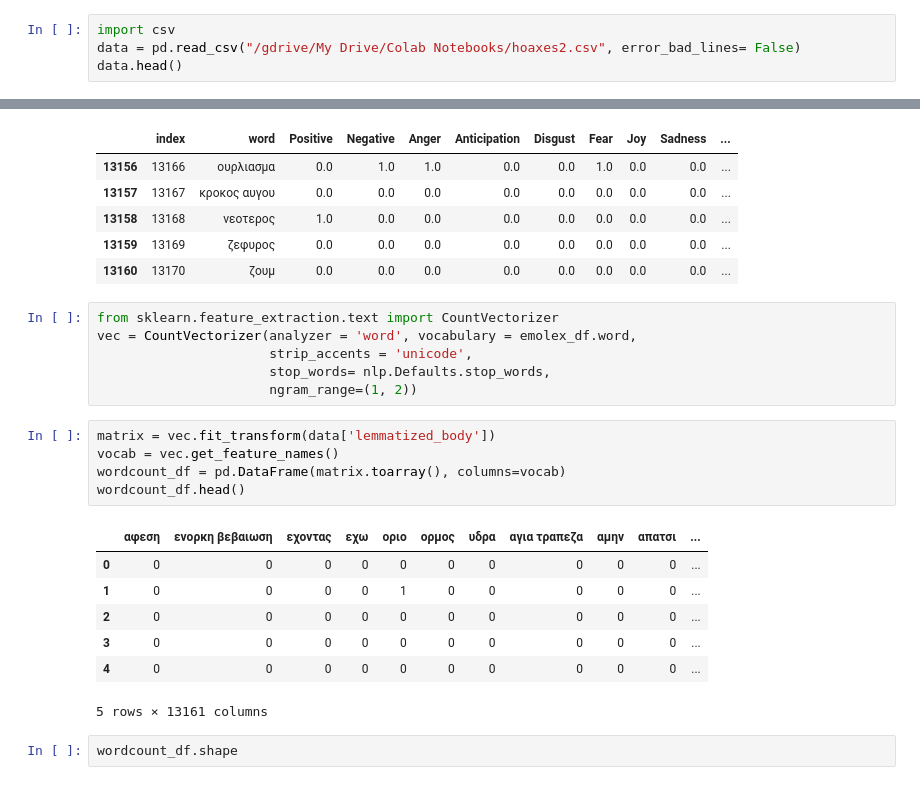
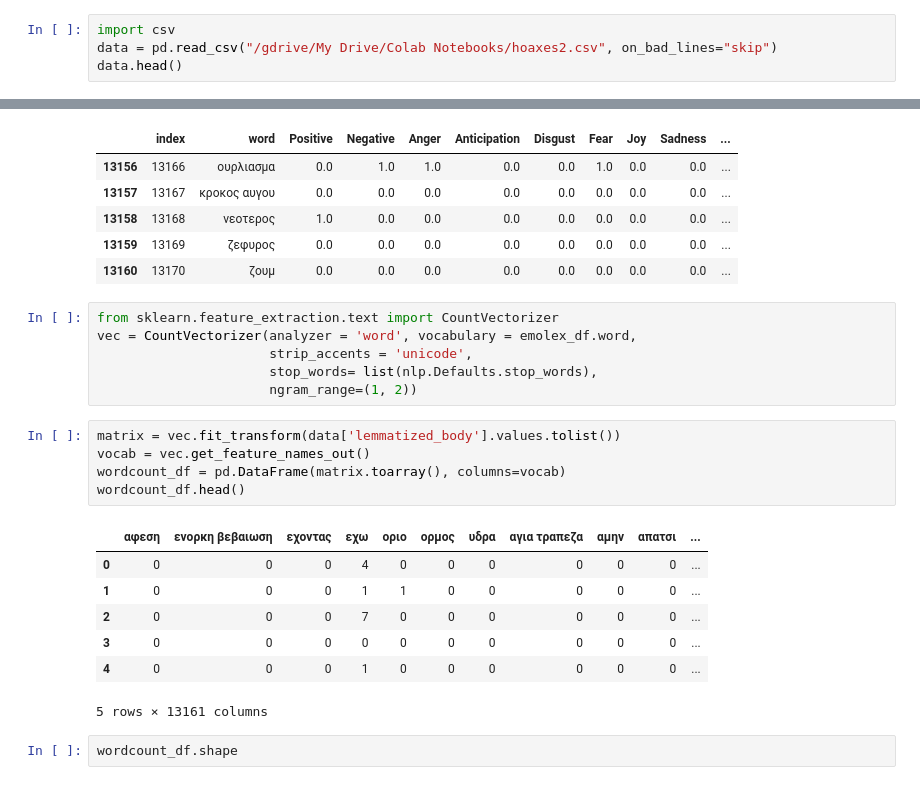
Before and after one commit to BANDITQUEEN/thesis, a Jupyter notebook: Analyze_fake_news_stories.ipynb, the cells around one changed output, grey strips where cells are left out. Drawn from its saved outputs; the diff is of its cells as text.

```diff
--- a/Analyze_fake_news_stories.ipynb
+++ b/Analyze_fake_news_stories.ipynb
@@ -9,6 +18,6 @@ import pandas as pd
 import numpy as np
 # %%
 import csv
-data = pd.read_csv("/gdrive/My Drive/Colab Notebooks/hoaxes2.csv", error_bad_lines= False)
+data = pd.read_csv("/gdrive/My Drive/Colab Notebooks/hoaxes2.csv", on_bad_lines="skip")
 data.head()
 # %% [output]
@@ -265,20 +289,20 @@ emolex_df.tail()
 from sklearn.feature_extraction.text import CountVectorizer
 vec = CountVectorizer(analyzer = 'word', vocabulary = emolex_df.word,
                       strip_accents = 'unicode',
-                      stop_words= nlp.Defaults.stop_words,
+                      stop_words= list(nlp.Defaults.stop_words),
                       ngram_range=(1, 2))
 # %%
-matrix = vec.fit_transform(data['lemmatized_body'])
-vocab = vec.get_feature_names()
+matrix = vec.fit_transform(data['lemmatized_body'].values.tolist())
+vocab = vec.get_feature_names_out()
 wordcount_df = pd.DataFrame(matrix.toarray(), columns=vocab)
 wordcount_df.head()
 # %% [output]
 |  | αφεση | ενορκη βεβαιωση | εχοντας | εχω | οριο | ορμος | υδρα | αγια τραπεζα | αμην | απατσι | ... |
-| 0 | 0 | 0 | 0 | 0 | 0 | 0 | 0 | 0 | 0 | 0 | ... |
-| 1 | 0 | 0 | 0 | 0 | 1 | 0 | 0 | 0 | 0 | 0 | ... |
-| 2 | 0 | 0 | 0 | 0 | 0 | 0 | 0 | 0 | 0 | 0 | ... |
+| 0 | 0 | 0 | 0 | 4 | 0 | 0 | 0 | 0 | 0 | 0 | ... |
+| 1 | 0 | 0 | 0 | 1 | 1 | 0 | 0 | 0 | 0 | 0 | ... |
+| 2 | 0 | 0 | 0 | 7 | 0 | 0 | 0 | 0 | 0 | 0 | ... |
 | 3 | 0 | 0 | 0 | 0 | 0 | 0 | 0 | 0 | 0 | 0 | ... |
-| 4 | 0 | 0 | 0 | 0 | 0 | 0 | 0 | 0 | 0 | 0 | ... |
+| 4 | 0 | 0 | 0 | 1 | 0 | 0 | 0 | 0 | 0 | 0 | ... |
 5 rows × 13161 columns
 # %%
 wordcount_df.shape
```
Also changed, not shown: parts of 28 cells of this notebook.
